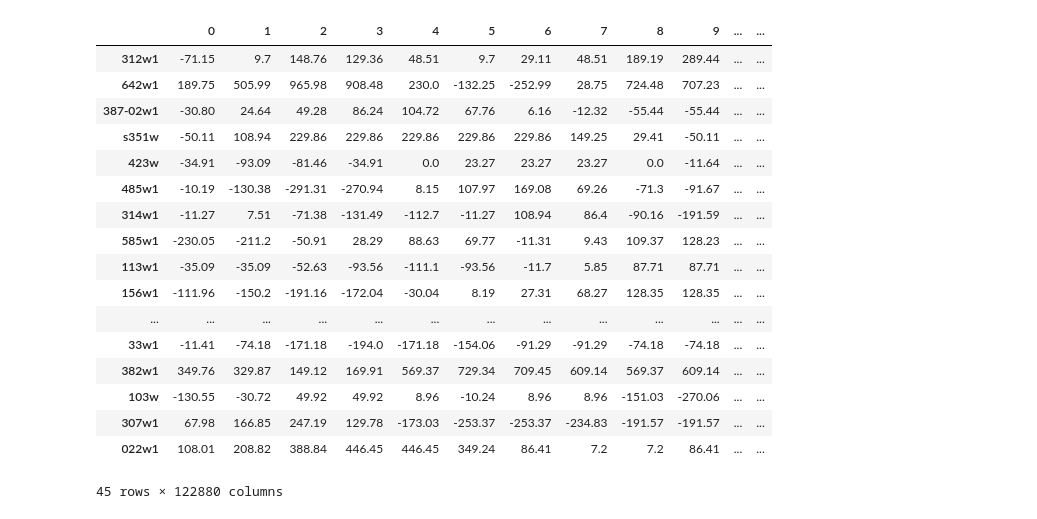
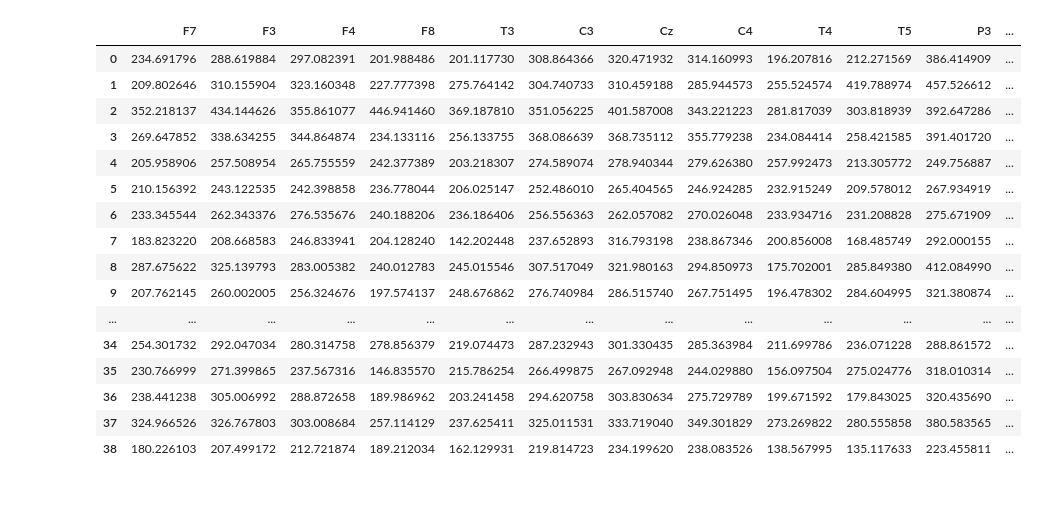
Before and after one commit to shreyamantri/rise2021, a Jupyter notebook: schizophrenia_ML.ipynb, the cells around one changed output. Drawn from its saved outputs; the diff is of its cells as text; code cells hidden in the pictures.

```diff
--- a/schizophrenia_ML.ipynb
+++ b/schizophrenia_ML.ipynb
@@ -30,4 +30,32 @@ def reshape_data (file_path):
 normal_data = reshape_data(normal_file_path)
 schizo_data = reshape_data(schizophrenia_file_path)
 # %%
-normal_data
+def reduced_data(data):
+    '''
+        Given the data, iterate through each row, take the absolute value of the EEG amplitudes,
+        and take the average of all the amplitudes for each brain region. For each brain region, append
+        the average values into a list and append that list to the 'final_summed_values.'
+
+        @param       data
+    '''
+    temp_sum = 0
+    temp_avg = 0
+    values_to_stop = [7679, 15359, 23039, 30719, 38399, 46079, 53759, 61439, 69119, 76799, 84479, 92159, 99839, 107519, 115199, 122879]
+    summed_values = []
+    final_summed_values = []
+
+    for rows in data.index:
+        row_data = [abs(float(x)) for x in data.loc[rows]]
+        for index, value in enumerate(row_data):
+            if index in values_to_stop:
+                temp_avg = temp_sum/7680
+                summed_values.append(temp_avg)
+                temp_sum = 0
+                temp_avg = 0
+            else:
+                temp_sum += value
+
+        final_summed_values.append(summed_values)
+        summed_values = []
+
+    return final_summed_values
@@ -53,21 +62,24 @@ normal_data
-# %%
-schizo_data
-# %% [output]
-|  | 0 | 1 | 2 | 3 | 4 | 5 | 6 | 7 | 8 | 9 | ... | ... |
-| 312w1 | -71.15 | 9.7 | 148.76 | 129.36 | 48.51 | 9.7 | 29.11 | 48.51 | 189.19 | 289.44 | ... | ... |
-| 642w1 | 189.75 | 505.99 | 965.98 | 908.48 | 230.0 | -132.25 | -252.99 | 28.75 | 724.48 | 707.23 | ... | ... |
-| 387-02w1 | -30.80 | 24.64 | 49.28 | 86.24 | 104.72 | 67.76 | 6.16 | -12.32 | -55.44 | -55.44 | ... | ... |
-| s351w | -50.11 | 108.94 | 229.86 | 229.86 | 229.86 | 229.86 | 229.86 | 149.25 | 29.41 | -50.11 | ... | ... |
-| 423w | -34.91 | -93.09 | -81.46 | -34.91 | 0.0 | 23.27 | 23.27 | 23.27 | 0.0 | -11.64 | ... | ... |
-| 485w1 | -10.19 | -130.38 | -291.31 | -270.94 | 8.15 | 107.97 | 169.08 | 69.26 | -71.3 | -91.67 | ... | ... |
-| 314w1 | -11.27 | 7.51 | -71.38 | -131.49 | -112.7 | -11.27 | 108.94 | 86.4 | -90.16 | -191.59 | ... | ... |
-| 585w1 | -230.05 | -211.2 | -50.91 | 28.29 | 88.63 | 69.77 | -11.31 | 9.43 | 109.37 | 128.23 | ... | ... |
-| 113w1 | -35.09 | -35.09 | -52.63 | -93.56 | -111.1 | -93.56 | -11.7 | 5.85 | 87.71 | 87.71 | ... | ... |
-| 156w1 | -111.96 | -150.2 | -191.16 | -172.04 | -30.04 | 8.19 | 27.31 | 68.27 | 128.35 | 128.35 | ... | ... |
-| ... | ... | ... | ... | ... | ... | ... | ... | ... | ... | ... | ... | ... |
-| 33w1 | -11.41 | -74.18 | -171.18 | -194.0 | -171.18 | -154.06 | -91.29 | -91.29 | -74.18 | -74.18 | ... | ... |
-| 382w1 | 349.76 | 329.87 | 149.12 | 169.91 | 569.37 | 729.34 | 709.45 | 609.14 | 569.37 | 609.14 | ... | ... |
-| 103w | -130.55 | -30.72 | 49.92 | 49.92 | 8.96 | -10.24 | 8.96 | 8.96 | -151.03 | -270.06 | ... | ... |
-| 307w1 | 67.98 | 166.85 | 247.19 | 129.78 | -173.03 | -253.37 | -253.37 | -234.83 | -191.57 | -191.57 | ... | ... |
-| 022w1 | 108.01 | 208.82 | 388.84 | 446.45 | 446.45 | 349.24 | 86.41 | 7.2 | 7.2 | 86.41 | ... | ... |
-45 rows × 122880 columns
+# %%
+norm_averaged_values = reduced_data(normal_data)
+schizo_averaged_values = reduced_data(schizo_data)
+# %%
+reduced_normal_data = pd.DataFrame(norm_averaged_values, columns = ['F7', 'F3', 'F4', 'F8', 'T3', 'C3', 'Cz', 'C4', 'T4', 'T5', 'P3', 'Pz', 'P4', 'T6', '01', '02'])
+reduced_normal_data
+# %% [output]
+|  | F7 | F3 | F4 | F8 | T3 | C3 | Cz | C4 | T4 | T5 | P3 | ... |
+| 0 | 234.691796 | 288.619884 | 297.082391 | 201.988486 | 201.117730 | 308.864366 | 320.471932 | 314.160993 | 196.207816 | 212.271569 | 386.414909 | ... |
+| 1 | 209.802646 | 310.155904 | 323.160348 | 227.777398 | 275.764142 | 304.740733 | 310.459188 | 285.944573 | 255.524574 | 419.788974 | 457.526612 | ... |
+| 2 | 352.218137 | 434.144626 | 355.861077 | 446.941460 | 369.187810 | 351.056225 | 401.587008 | 343.221223 | 281.817039 | 303.818939 | 392.647286 | ... |
+| 3 | 269.647852 | 338.634255 | 344.864874 | 234.133116 | 256.133755 | 368.086639 | 368.735112 | 355.779238 | 234.084414 | 258.421585 | 391.401720 | ... |
+| 4 | 205.958906 | 257.508954 | 265.755559 | 242.377389 | 203.218307 | 274.589074 | 278.940344 | 279.626380 | 257.992473 | 213.305772 | 249.756887 | ... |
+| 5 | 210.156392 | 243.122535 | 242.398858 | 236.778044 | 206.025147 | 252.486010 | 265.404565 | 246.924285 | 232.915249 | 209.578012 | 267.934919 | ... |
+| 6 | 233.345544 | 262.343376 | 276.535676 | 240.188206 | 236.186406 | 256.556363 | 262.057082 | 270.026048 | 233.934716 | 231.208828 | 275.671909 | ... |
+| 7 | 183.823220 | 208.668583 | 246.833941 | 204.128240 | 142.202448 | 237.652893 | 316.793198 | 238.867346 | 200.856008 | 168.485749 | 292.000155 | ... |
+| 8 | 287.675622 | 325.139793 | 283.005382 | 240.012783 | 245.015546 | 307.517049 | 321.980163 | 294.850973 | 175.702001 | 285.849380 | 412.084990 | ... |
+| 9 | 207.762145 | 260.002005 | 256.324676 | 197.574137 | 248.676862 | 276.740984 | 286.515740 | 267.751495 | 196.478302 | 284.604995 | 321.380874 | ... |
+| ... | ... | ... | ... | ... | ... | ... | ... | ... | ... | ... | ... | ... |
+| 34 | 254.301732 | 292.047034 | 280.314758 | 278.856379 | 219.074473 | 287.232943 | 301.330435 | 285.363984 | 211.699786 | 236.071228 | 288.861572 | ... |
+| 35 | 230.766999 | 271.399865 | 237.567316 | 146.835570 | 215.786254 | 266.499875 | 267.092948 | 244.029880 | 156.097504 | 275.024776 | 318.010314 | ... |
+| 36 | 238.441238 | 305.006992 | 288.872658 | 189.986962 | 203.241458 | 294.620758 | 303.830634 | 275.729789 | 199.671592 | 179.843025 | 320.435690 | ... |
+| 37 | 324.966526 | 326.767803 | 303.008684 | 257.114129 | 237.625411 | 325.011531 | 333.719040 | 349.301829 | 273.269822 | 280.555858 | 380.583565 | ... |
+| 38 | 180.226103 | 207.499172 | 212.721874 | 189.212034 | 162.129931 | 219.814723 | 234.199620 | 238.083526 | 138.567995 | 135.117633 | 223.455811 | ... |
```
Also changed, not shown: parts of 2 cells of this notebook.
